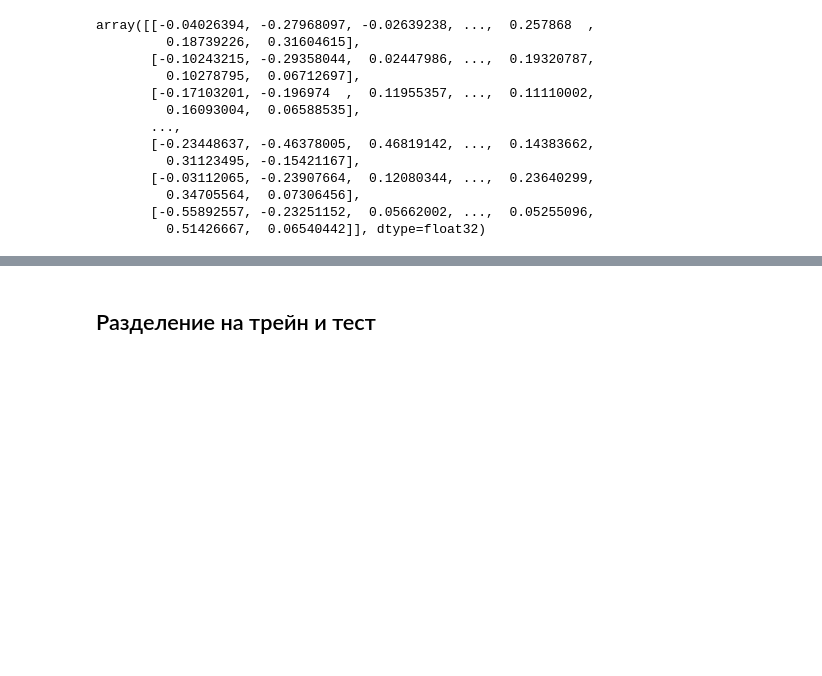
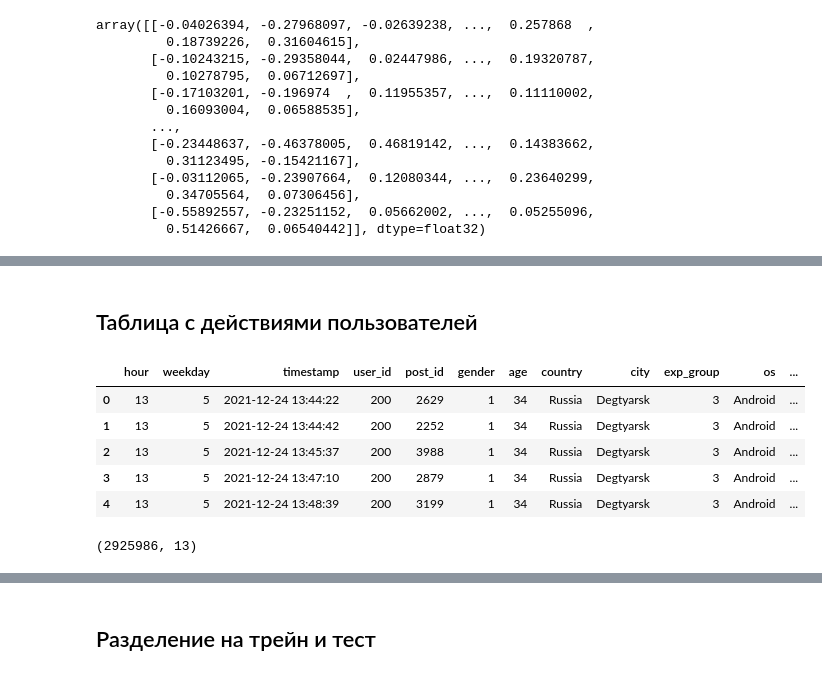
Before and after one commit to dtrubitsin/post_recommendation, a Jupyter notebook: FP_feachures.ipynb, the cells around one changed output, grey strips where cells are left out. Drawn from its saved outputs; the diff is of its cells as text; code cells hidden in the pictures; blank space fills up the shorter version.

```diff
--- a/FP_feachures.ipynb
+++ b/FP_feachures.ipynb
@@ -74,0 +159,14 @@ post_text_df
+# %%
+# Загружаем признаки в БД
+
+from sqlalchemy import create_engine
+
+engine = create_engine(
+    os.environ["POSTGRES_CONN"]
+)
+
+
+post_text_df.to_sql(
+    'd_trubitsin_post_feachures_base',
+    con=engine, if_exists='replace'
+)
@@ -135,3 +283,67 @@ feed_data
+# %% [markdown]
+## Таблица с действиями пользователей
+# %%
+# Выделение признаков из времени
+# Получение данных по каждому пользователю
+# Удаление действий "like" из-за избыточности
+# Объединение с таблицей с пользователями
+
+def batch_load_sql(query: str) -> pd.DataFrame:
+    CHUNKSIZE = 200000
+    engine = create_engine(os.environ["POSTGRES_CONN"])
+    conn = engine.connect().execution_options(stream_results=True)
+    chunks = []
+    for chunk_dataframe in pd.read_sql(query, conn, chunksize=CHUNKSIZE):
+        chunks.append(chunk_dataframe)
+    conn.close()
+    return pd.concat(chunks, ignore_index=True)
+
+
+feed_data = batch_load_sql(
+    """
+      SELECT
+        cast(extract(hour from timestamp) as int) as hour,
+        cast(extract(dow from timestamp) as int) as weekday,
+        f.timestamp,
+        f.user_id,
+        f.post_id,
+        u.gender,
+        u.age,
+        u.country,
+        u.city,
+        u.exp_group,
+        u.os,
+        u.source,
+        f.target
+
+      FROM (
+        SELECT *,
+              ROW_NUMBER() OVER (PARTITION BY user_id) as row_num
+        FROM public.feed_data
+      ) AS f
+
+      JOIN public.user_data AS u
+      ON f.user_id = u.user_id
+
+      WHERE action = 'view'
+      AND row_num <= 20
+
+      LIMIT 5000000
+    """
+)
+
+feed_data.head()
+# %% [output]
+|  | hour | weekday | timestamp | user_id | post_id | gender | age | country | city | exp_group | os | ... |
+| 0 | 13 | 5 | 2021-12-24 13:44:22 | 200 | 2629 | 1 | 34 | Russia | Degtyarsk | 3 | Android | ... |
+| 1 | 13 | 5 | 2021-12-24 13:44:42 | 200 | 2252 | 1 | 34 | Russia | Degtyarsk | 3 | Android | ... |
+| 2 | 13 | 5 | 2021-12-24 13:45:37 | 200 | 3988 | 1 | 34 | Russia | Degtyarsk | 3 | Android | ... |
+| 3 | 13 | 5 | 2021-12-24 13:47:10 | 200 | 2879 | 1 | 34 | Russia | Degtyarsk | 3 | Android | ... |
+| 4 | 13 | 5 | 2021-12-24 13:48:39 | 200 | 3199 | 1 | 34 | Russia | Degtyarsk | 3 | Android | ... |
+# %%
+feed_data.shape
+# %% [output]
+(2925986, 13)
 # %%
 feed_data.nunique()
 # %% [output]
```
Also changed, not shown: parts of 70 cells of this notebook, 5 other files.
